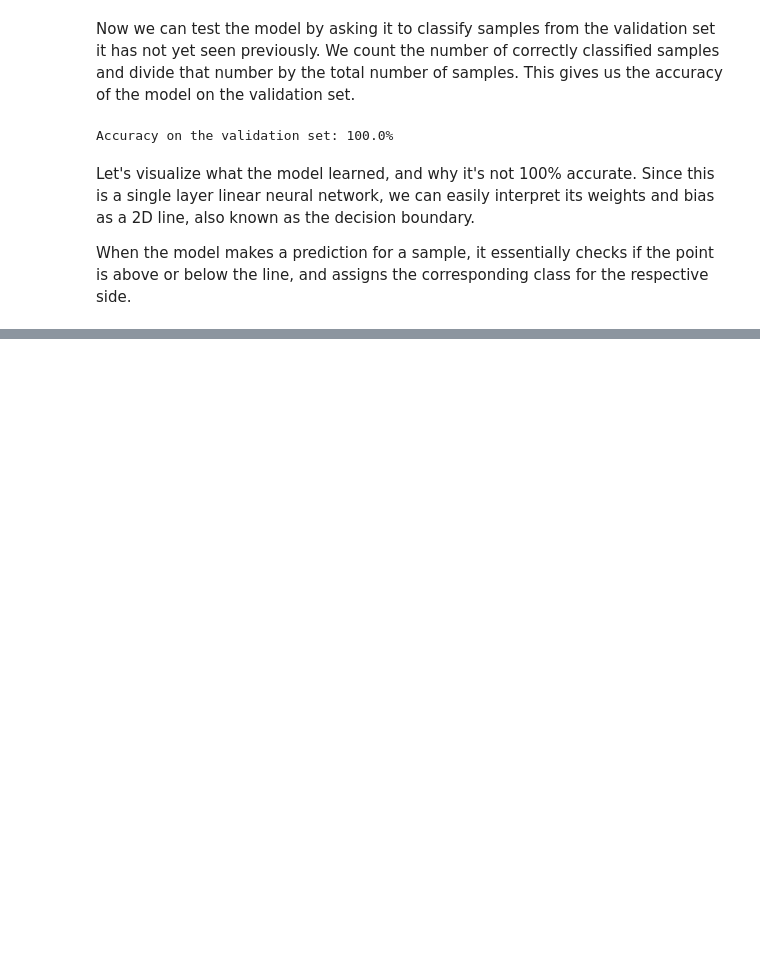
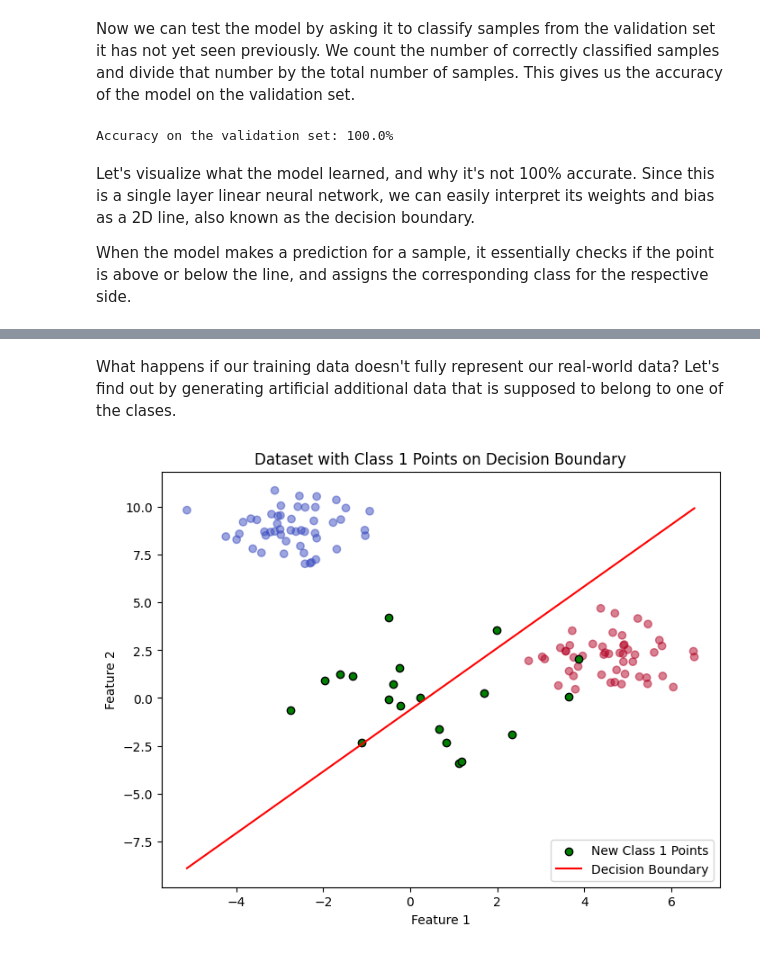
Before and after one commit to badlogic/genai-workshop, a Jupyter notebook: 01_supervised_learning.ipynb, the cells around one changed output, grey strips where cells are left out. Cells and saved outputs as stored; diff of their text form; code cells hidden in the pictures; blank space fills up the shorter version.

```diff
--- a/01_supervised_learning.ipynb
+++ b/01_supervised_learning.ipynb
@@ -161,0 +162,28 @@ plt.show()
+# %% [markdown]
+What happens if our training data doesn't fully represent our real-world data? Let's find out by generating artificial additional data that is supposed to belong to one of the clases.
+# %%
+# Find a point on the decision boundary
+x_center = x_boundary.mean()
+y_center = -(bias[0] + weights[0][0]*x_center) / weights[0][1]
+
+# Generate additional data points centered around this point
+X_new, y_new = make_blobs(n_samples=20, centers=np.array([[x_center, y_center]]), cluster_std=2, n_features=2, random_state=42)
+y_new = np.ones(len(X_new))  # Label these new points as class 1
+
+# Plot the original data
+plt.figure(figsize=(8, 6))
+plt.scatter(X[:, 0], X[:, 1], c=y, cmap='coolwarm', alpha=0.5)
+
+# Plot the new data points in green
+plt.scatter(X_new[:, 0], X_new[:, 1], color='green', label='New Class 1 Points', edgecolor='k')
+
+# Plot the decision boundary
+plt.plot(x_boundary, y_boundary, '-r', label='Decision Boundary')
+
+plt.title('Dataset with Class 1 Points on Decision Boundary')
+plt.xlabel('Feature 1')
+plt.ylabel('Feature 2')
+plt.legend()
+plt.show()
+# %% [output]
+[figure, added]
```
Also changed, not shown: parts of 5 cells of this notebook.
